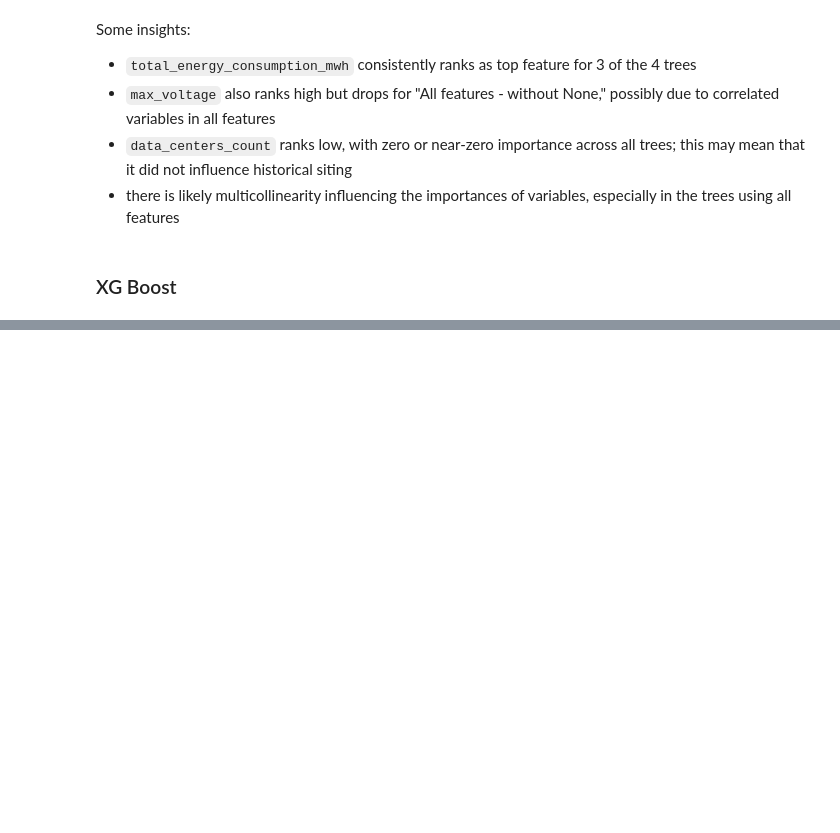
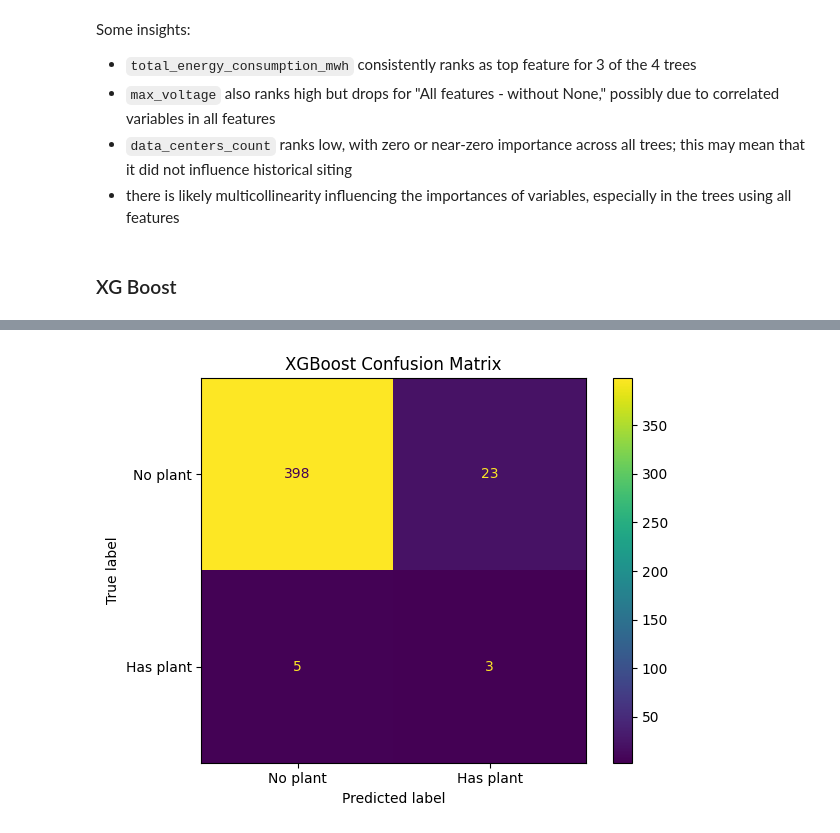
Before and after one commit to UIUC-DSC/team-nuclear-family, a Jupyter notebook: notebooks/validation.ipynb, the cells around one changed output, grey strips where cells are left out. Cells and saved outputs as stored; diff of their text form; code cells hidden in the pictures; blank space fills up the shorter version.

Commit message:
xgboost validation

```diff
--- a/notebooks/validation.ipynb
+++ b/notebooks/validation.ipynb
@@ -524,3 +524,19 @@ Some insights:
 - there is likely multicollinearity influencing the importances of variables, especially in the trees using all features
 # %% [markdown]
 ### XG Boost
+# %%
+# handles class imbalance
+scale_pos_weight = (df['has_plant'] == 0).sum() / (df['has_plant'] == 1).sum()
+
+
+X = df[scored_features]
+y = df['has_plant']
+X_train, X_test, y_train, y_test = train_test_split(X, y, test_size=0.2, stratify=y, random_state=207)
+
+cv = StratifiedKFold(n_splits=5, shuffle=True, random_state=207)
+
+xgb = XGBClassifier(scale_pos_weight=scale_pos_weight, random_state=207, eval_metric='logloss')
+pipeline_xgb = Pipeline([('scaler', MinMaxScaler()), ('xgb', xgb)])
+
+cv_scores_xgb = cross_val_score(pipeline_xgb, X_train, y_train, cv=cv, scoring='f1')
+print(f'Baseline F1:  {cv_scores_xgb.mean():.4f} ± {cv_scores_xgb.std():.4f}')
@@ -526,0 +545,10 @@ Some insights:
+# %%
+params_xgb = {'n_estimators': [100, 200, 300], 'max_depth': [3, 4, 5, 6], 'learning_rate': [0.01, 0.05, 0.1, 0.2], 'subsample': [0.6, 0.8, 1.0], 'colsample_bytree': [0.6, 0.8, 1.0]}
+prefixed_params_xgb = {f'xgb__{k}': v for k,v in params_xgb.items()}
+
+grid_search_xgb = GridSearchCV(pipeline_xgb, prefixed_params_xgb, cv=cv, scoring='f1', n_jobs=-1)
+grid_search_xgb.fit(X_train, y_train)
+
+print('Best params:', grid_search_xgb.best_params_)
+print('Best F1:', grid_search_xgb.best_score_)
+print('Best CV std:', grid_search_xgb.cv_results_['std_test_score'][grid_search_xgb.best_index_])
@@ -526,0 +559,5 @@ Some insights:
+# %%
+best_xgb = grid_search_xgb.best_estimator_
+y_pred = best_xgb.predict(X_test)
+
+print(classification_report(y_test, y_pred, target_names=['No plant', 'Has plant']))
@@ -526,0 +573,7 @@ Some insights:
+# %%
+ConfusionMatrixDisplay.from_estimator(best_xgb, X_test, y_test, display_labels=['No plant', 'Has plant'])
+plt.title('XGBoost Confusion Matrix')
+plt.tight_layout()
+plt.show()
+# %% [output]
+[figure, added]
```
Also changed, not shown: parts of 10 cells of this notebook.
